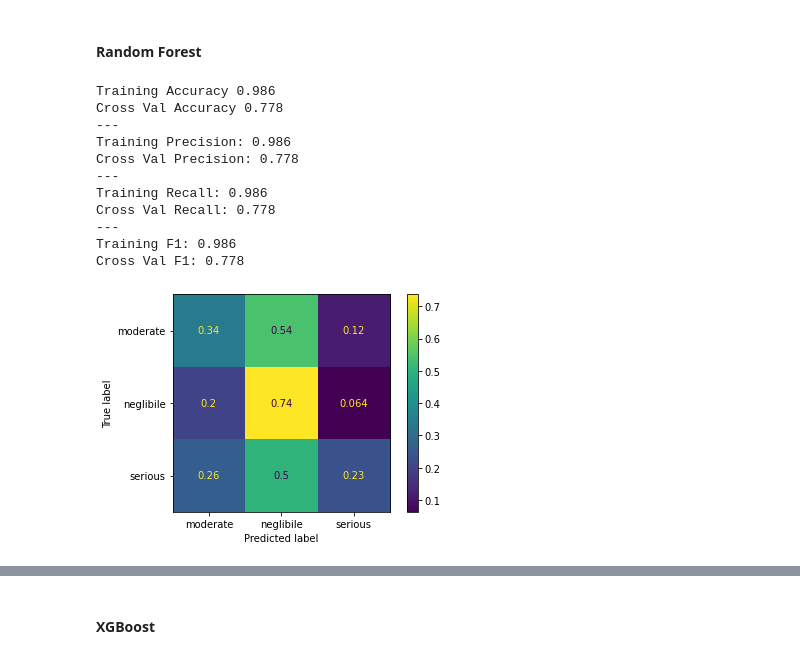
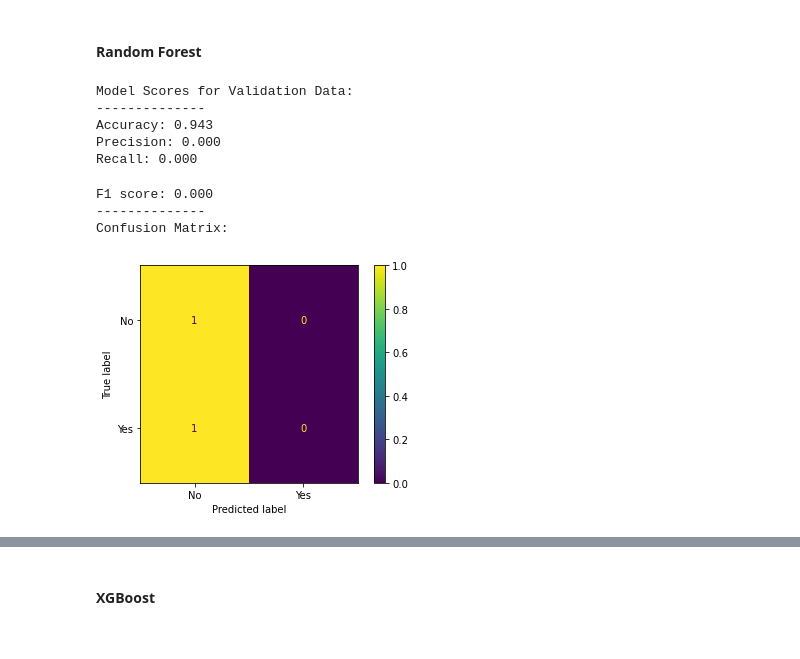
Before and after one commit to robertharrow/detecting-severe-flight-delays, a Jupyter notebook: notebook.ipynb, the cells around one changed output, grey strips where cells are left out. Cells and saved outputs as stored; diff of their text form; code cells hidden in the pictures.

```diff
--- a/notebook.ipynb
+++ b/notebook.ipynb
@@ -1229,0 +1237,8 @@ Cross Val F1: 0.777
+# %%
+lr_pipe1 = Pipeline(steps=[
+    ('lr', LogisticRegression(random_state=123))
+])
+
+lr_pipe1.fit(preprocessed_data, y_train)
+
+evaluate_model(lr_pipe1, preprocessed_data, y_train)
@@ -1229,0 +1262,8 @@ Cross Val F1: 0.777
+# %%
+lr_pipe1_poly = Pipeline(steps=[
+    ('lr', LogisticRegression(random_state=123))
+])
+
+lr_pipe1_poly.fit(preprocessed_poly2_data, y_train)
+
+evaluate_model(lr_pipe1_poly, preprocessed_poly2_val_data, y_valid)
@@ -1230,11 +1287,11 @@ Cross Val F1: 0.777
 # %%
-lr_pipe = Pipeline(steps=[
+lr_pipe2 = Pipeline(steps=[
     ('lr', LogisticRegression(class_weight=class_weights_dict, random_state=123))
 ])
 
-lr_pipe.fit(preprocessed_data, y_train)
+lr_pipe2.fit(preprocessed_data, y_train)
 
-model_performance(lr_pipe, preprocessed_val_data, y_valid)
+evaluate_model(lr_pipe2, preprocessed_data, y_train)
 # %% [output]
 STOP: TOTAL NO. of ITERATIONS REACHED LIMIT.
 
@@ -1268,9 +1312,9 @@ Cross Val F1: 0.478
 # %%
-lr_pipe2 = Pipeline(steps=[
-    ('lr', LogisticRegression(class_weight='balanced', max_iter = 1000, solver = 'saga', random_state=123))
+lr_pipe2_poly = Pipeline(steps=[
+    ('lr', LogisticRegression(class_weight=class_weights_dict, random_state=123))
 ])
 
-lr_pipe2.fit(preprocessed_data, y_train)
+lr_pipe2_poly.fit(preprocessed_poly2_data, y_train)
 
-model_performance(lr_pipe2, preprocessed_val_data, y_valid)
+evaluate_model(lr_pipe2_poly, preprocessed_poly2_val_data, y_valid)
 # %% [output]
@@ -1291,24 +1339,20 @@ Cross Val F1: 0.482
 # %%
 rf_pipe = Pipeline(steps=[
     ('rf', RandomForestClassifier(n_estimators=100,
                                   max_depth=12,
-                                  class_weight=class_weights_dict,
                                   random_state=123))
 ])
 
 rf_pipe.fit(preprocessed_data, y_train)
 
-model_performance(rf_pipe, preprocessed_val_data, y_valid)
+evaluate_model(rf_pipe, preprocessed_val_data, y_valid)
 # %% [output]
-Training Accuracy 0.986
-Cross Val Accuracy 0.778
----
-Training Precision: 0.986
-Cross Val Precision: 0.778
----
-Training Recall: 0.986
-Cross Val Recall: 0.778
----
-Training F1: 0.986
-Cross Val F1: 0.778
+Model Scores for Validation Data:
+--------------
+Accuracy: 0.943
+Precision: 0.000
+Recall: 0.000
+F1 score: 0.000
+--------------
+Confusion Matrix:
-[figure, old version]
+[figure, new version]
```
Also changed, not shown: parts of 134 cells of this notebook, 13 other files.
